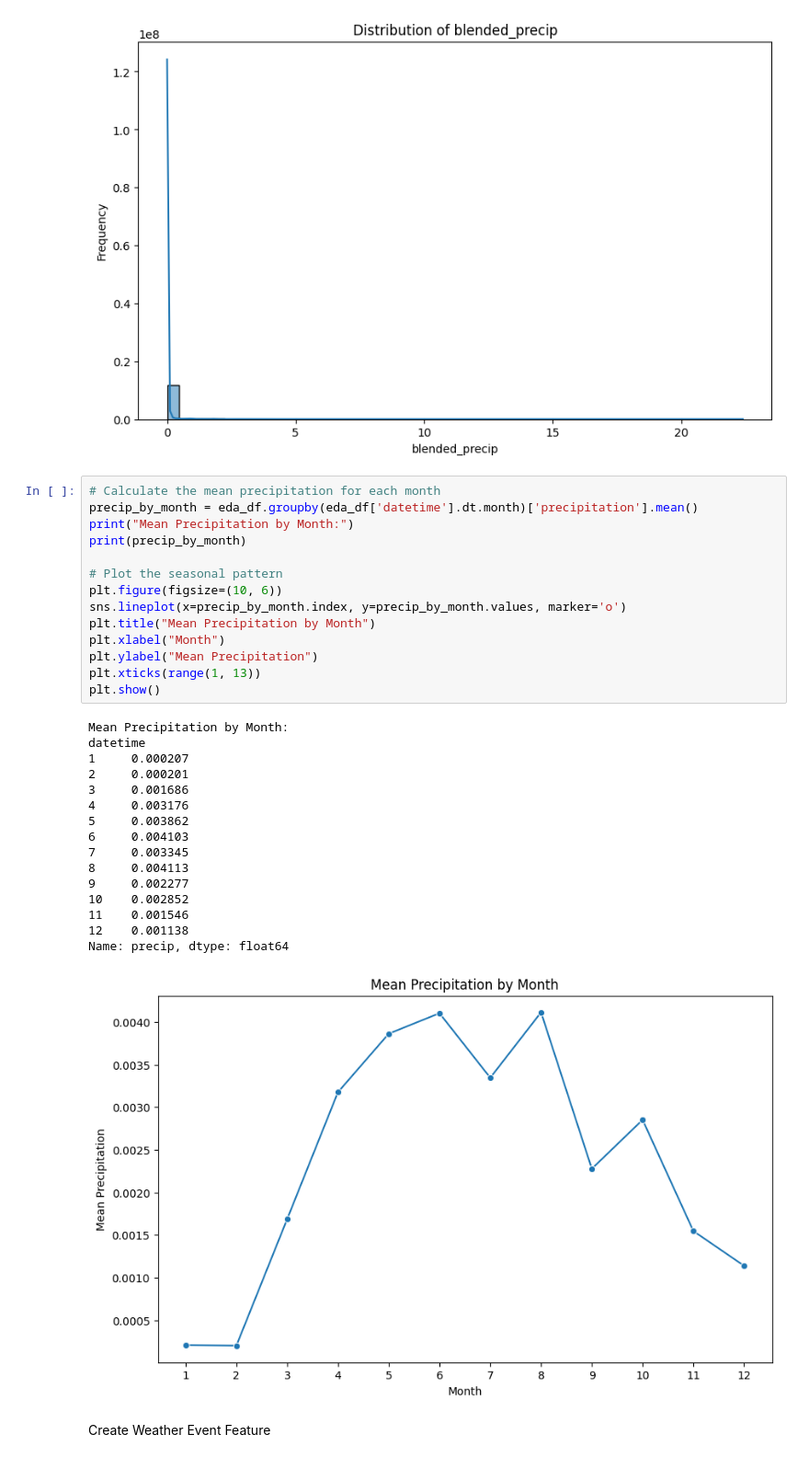
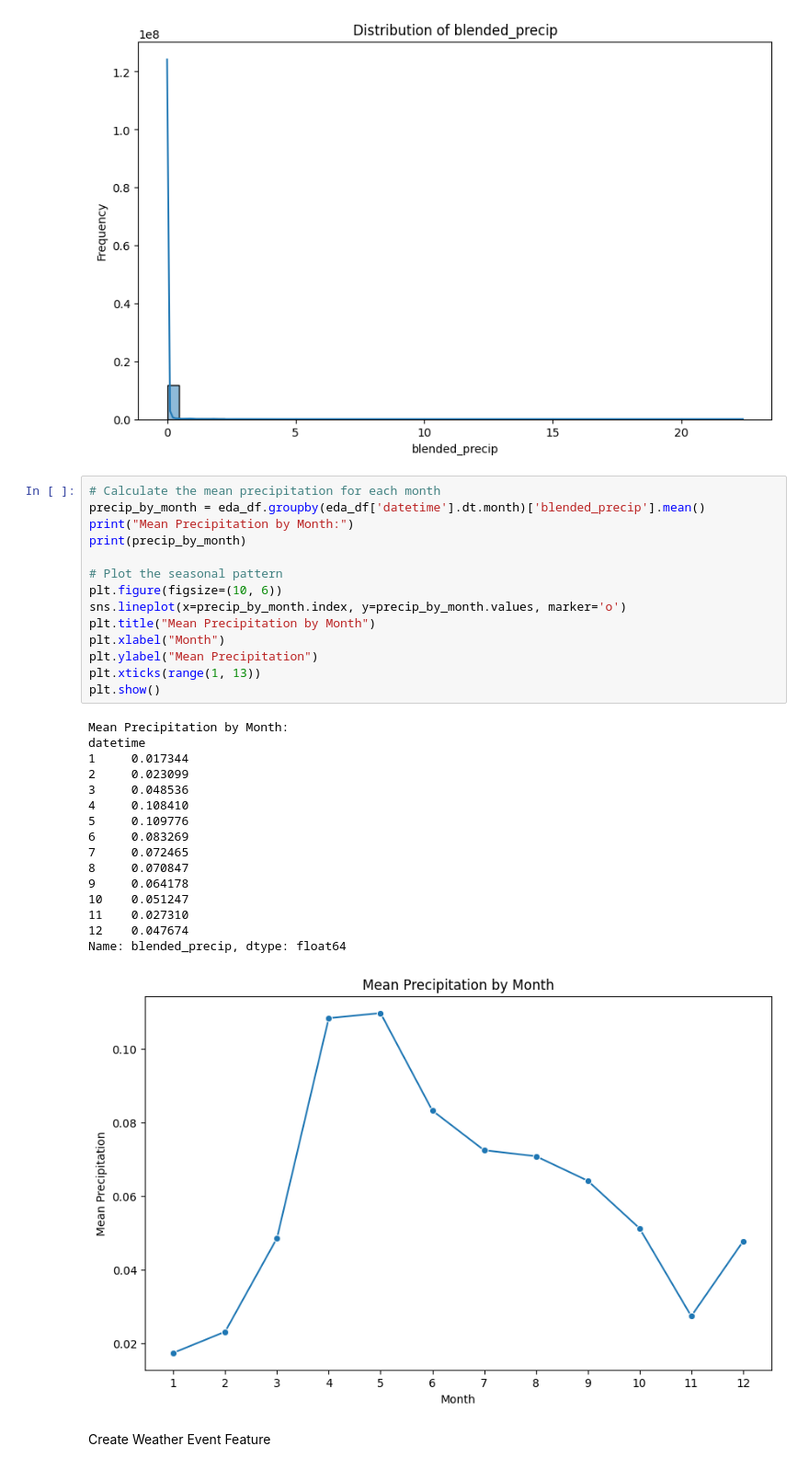
Before and after one commit to LNRobertson/East_River, a Jupyter notebook: notebooks/EDA/baseline_EDA.ipynb, the cells around one changed output. Shown at 92% size. Saved outputs shown, nothing was run; the diff lists cells and outputs as text.

```diff
--- a/notebooks/EDA/EDA.ipynb
+++ b/notebooks/EDA/baseline_EDA.ipynb
@@ -190,35 +190,35 @@ for feature in features_to_plot:
 [figure]
 # %%
 # Calculate the mean precipitation for each month
-precip_by_month = eda_df.groupby(eda_df['datetime'].dt.month)['precipitation'].mean()
+precip_by_month = eda_df.groupby(eda_df['datetime'].dt.month)['blended_precip'].mean()
 print("Mean Precipitation by Month:")
 print(precip_by_month)
 
 # Plot the seasonal pattern
 plt.figure(figsize=(10, 6))
 sns.lineplot(x=precip_by_month.index, y=precip_by_month.values, marker='o')
 plt.title("Mean Precipitation by Month")
 plt.xlabel("Month")
 plt.ylabel("Mean Precipitation")
 plt.xticks(range(1, 13))
 plt.show()
 # %% [output]
 Mean Precipitation by Month:
 datetime
-1     0.000207
-2     0.000201
-3     0.001686
-4     0.003176
-5     0.003862
-6     0.004103
-7     0.003345
-8     0.004113
-9     0.002277
-10    0.002852
-11    0.001546
-12    0.001138
-Name: precip, dtype: float64
+1     0.017344
+2     0.023099
+3     0.048536
+4     0.108410
+5     0.109776
+6     0.083269
+7     0.072465
+8     0.070847
+9     0.064178
+10    0.051247
+11    0.027310
+12    0.047674
+Name: blended_precip, dtype: float64
-[figure, old version]
+[figure, new version]
 # %% [markdown]
 Create Weather Event Feature
 # %%
```
Also changed, not shown: parts of 32 cells of this notebook.
